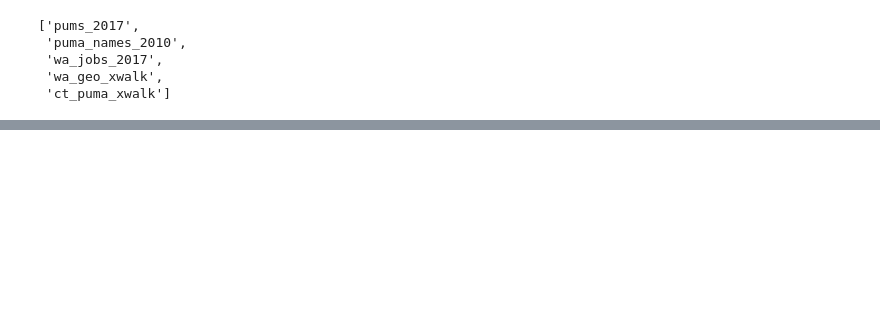
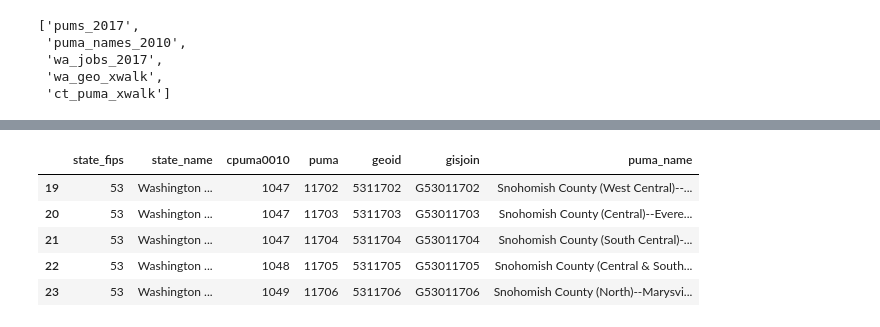
Before and after one commit to ghPRao/Opportunity-Youth, a Jupyter notebook: Paul.ipynb, the cells around one changed output, grey strips where cells are left out. Cells and saved outputs as stored; diff of their text form; code cells hidden in the pictures; blank space fills up the shorter version.

```diff
--- a/Paul.ipynb
+++ b/Paul.ipynb
@@ -136,0 +70,9 @@ zstd                      1.3.7                h508b16e_0
+# %%
+Seattle_puma_df.tail()
+# %% [output]
+|  | state_fips | state_name | cpuma0010 | puma | geoid | gisjoin | puma_name |
+| 19 | 53 | Washington ... | 1047 | 11702 | 5311702 | G53011702 | Snohomish County (West Central)--... |
+| 20 | 53 | Washington ... | 1047 | 11703 | 5311703 | G53011703 | Snohomish County (Central)--Evere... |
+| 21 | 53 | Washington ... | 1047 | 11704 | 5311704 | G53011704 | Snohomish County (South Central)-... |
+| 22 | 53 | Washington ... | 1048 | 11705 | 5311705 | G53011705 | Snohomish County (Central & South... |
+| 23 | 53 | Washington ... | 1049 | 11706 | 5311706 | G53011706 | Snohomish County (North)--Marysvi... |
```
Also changed, not shown: parts of 21 cells of this notebook.
